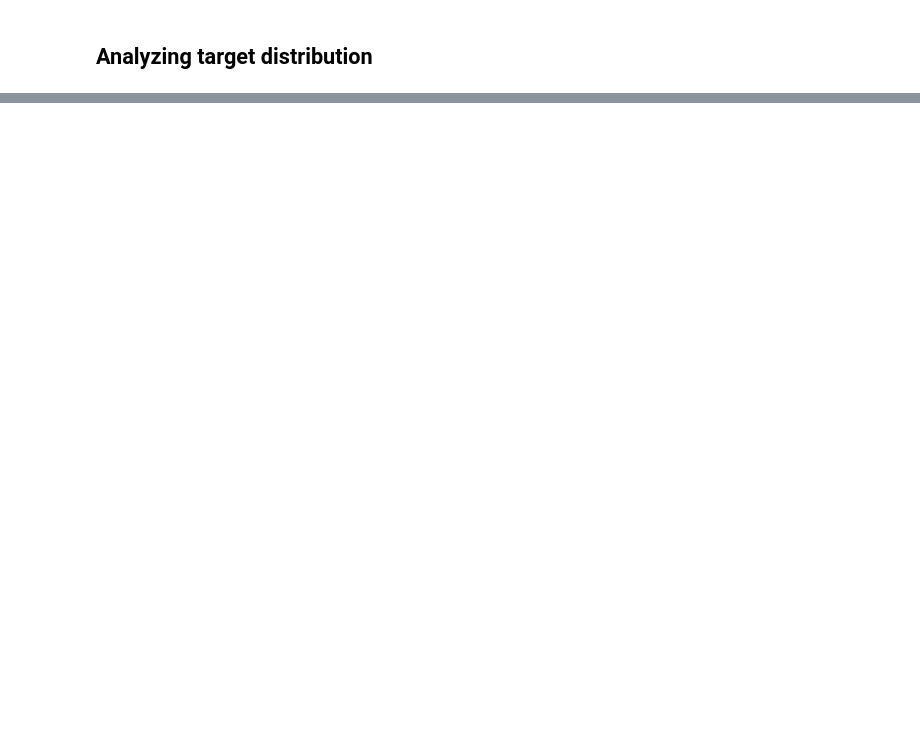
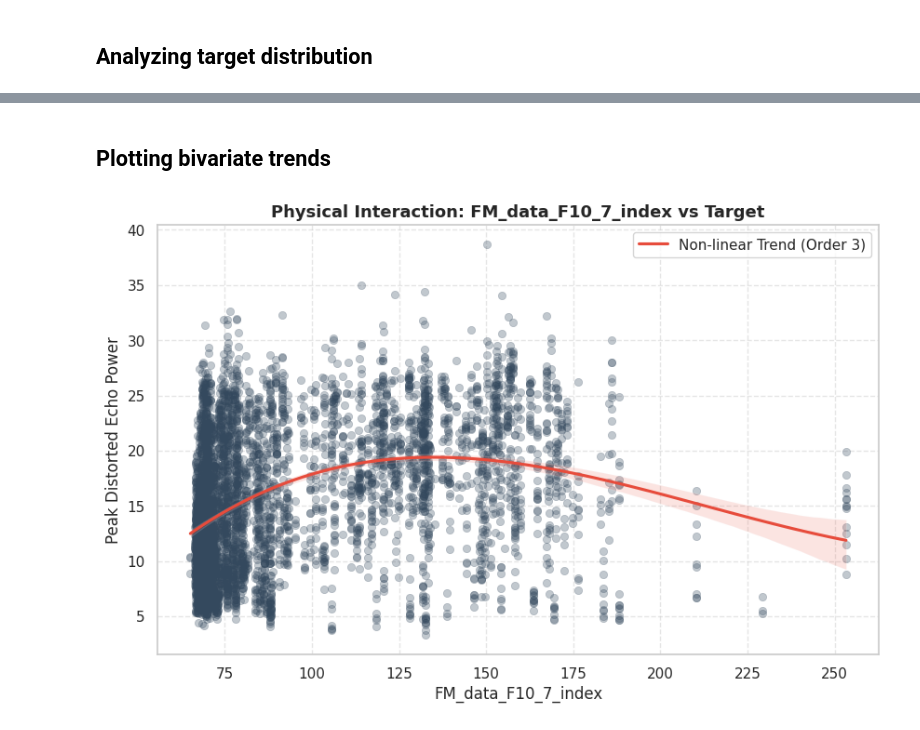
Before and after one commit to Epot12/Lab_XAI, a Jupyter notebook: Lab_XAI_pytorch/data_analysis.ipynb, the cells around one changed output, grey strips where cells are left out. Saved outputs shown, nothing was run; the diff lists cells and outputs as text; code cells hidden in the pictures; blank space fills up the shorter version.

Commit message:
Data analysis done

```diff
--- a/Lab_XAI_pytorch/data_analysis.ipynb
+++ b/Lab_XAI_pytorch/data_analysis.ipynb
@@ -25,0 +36,6 @@ NameError: name 'analyze_target_distribution' is not defined
+# %% [markdown]
+## Plotting bivariate trends
+# %%
+plot_bivariate_trends(df_eda, feature_x='FM_data_F10_7_index')
+# %% [output]
+[figure, added]
```
Also changed, not shown: parts of 6 cells of this notebook, 1 other file.
